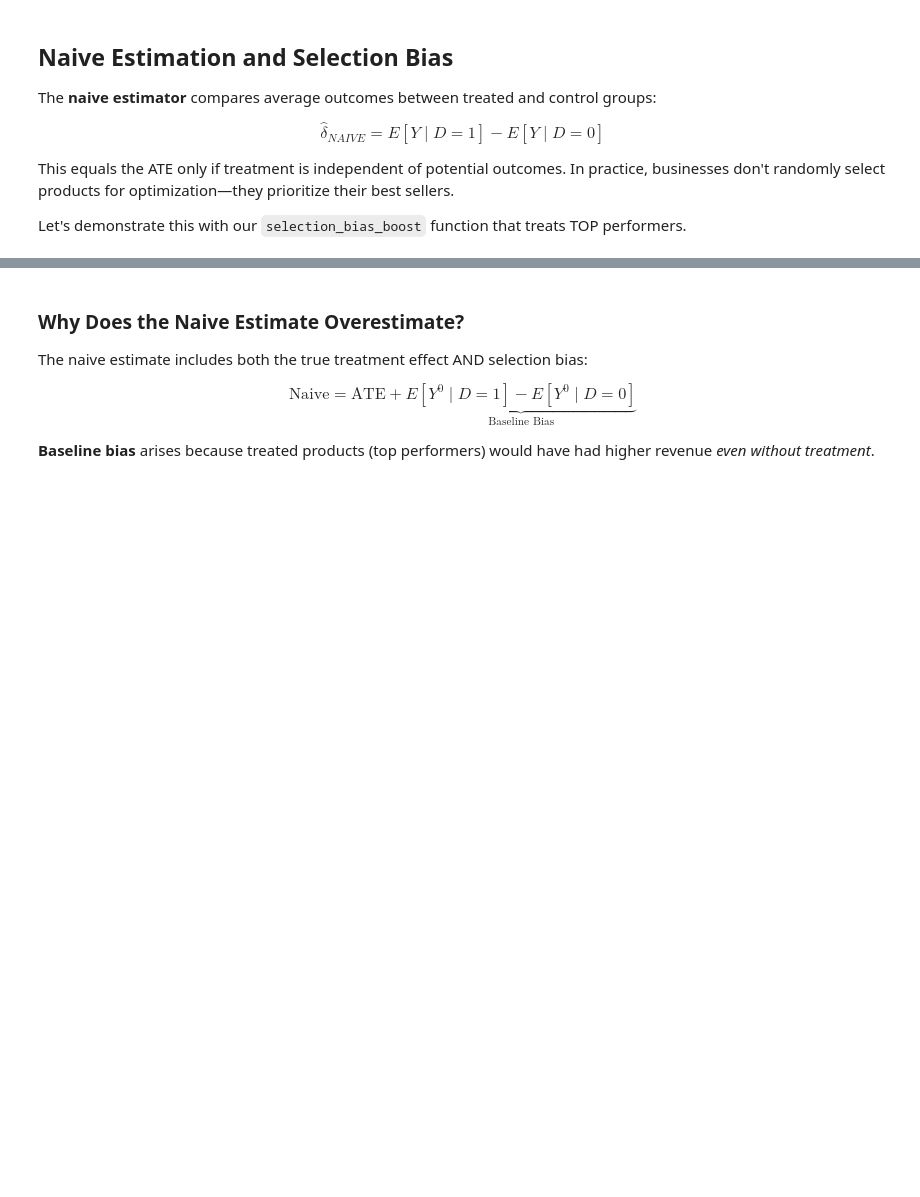
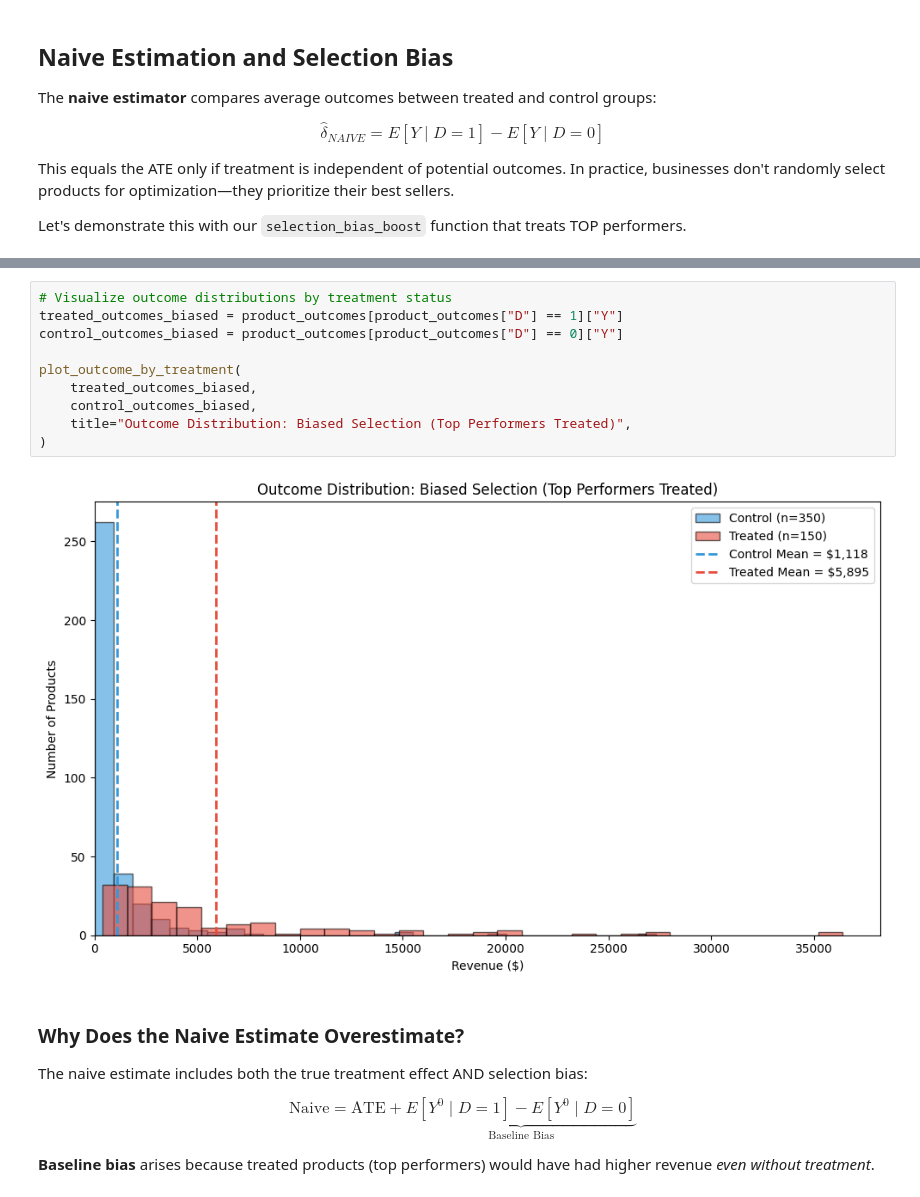
Before and after one commit to eisenhauerIO/courses-business-decisions, a Jupyter notebook: docs/source/measure-impact/01_potential_outcome_model.ipynb, the cells around one changed output, grey strips where cells are left out. Cells and saved outputs as stored; diff of their text form; blank space fills up the shorter version.

Commit message:
adding potential outcome draft

```diff
--- a/docs/source/measure-impact/01_potential_outcome_model.ipynb
+++ b/docs/source/measure-impact/01_potential_outcome_model.ipynb
@@ -252,3 +361,15 @@ print(f"\nBias: ${naive_estimate - ATE_true:,.2f}")
+# %%
+# Visualize outcome distributions by treatment status
+treated_outcomes_biased = product_outcomes[product_outcomes["D"] == 1]["Y"]
+control_outcomes_biased = product_outcomes[product_outcomes["D"] == 0]["Y"]
+
+plot_outcome_by_treatment(
+    treated_outcomes_biased,
+    control_outcomes_biased,
+    title="Outcome Distribution: Biased Selection (Top Performers Treated)",
+)
+# %% [output]
+[figure, added]
 # %% [markdown]
 ### Why Does the Naive Estimate Overestimate?
 
```
Also changed, not shown: parts of 27 cells of this notebook, 4 other files.
